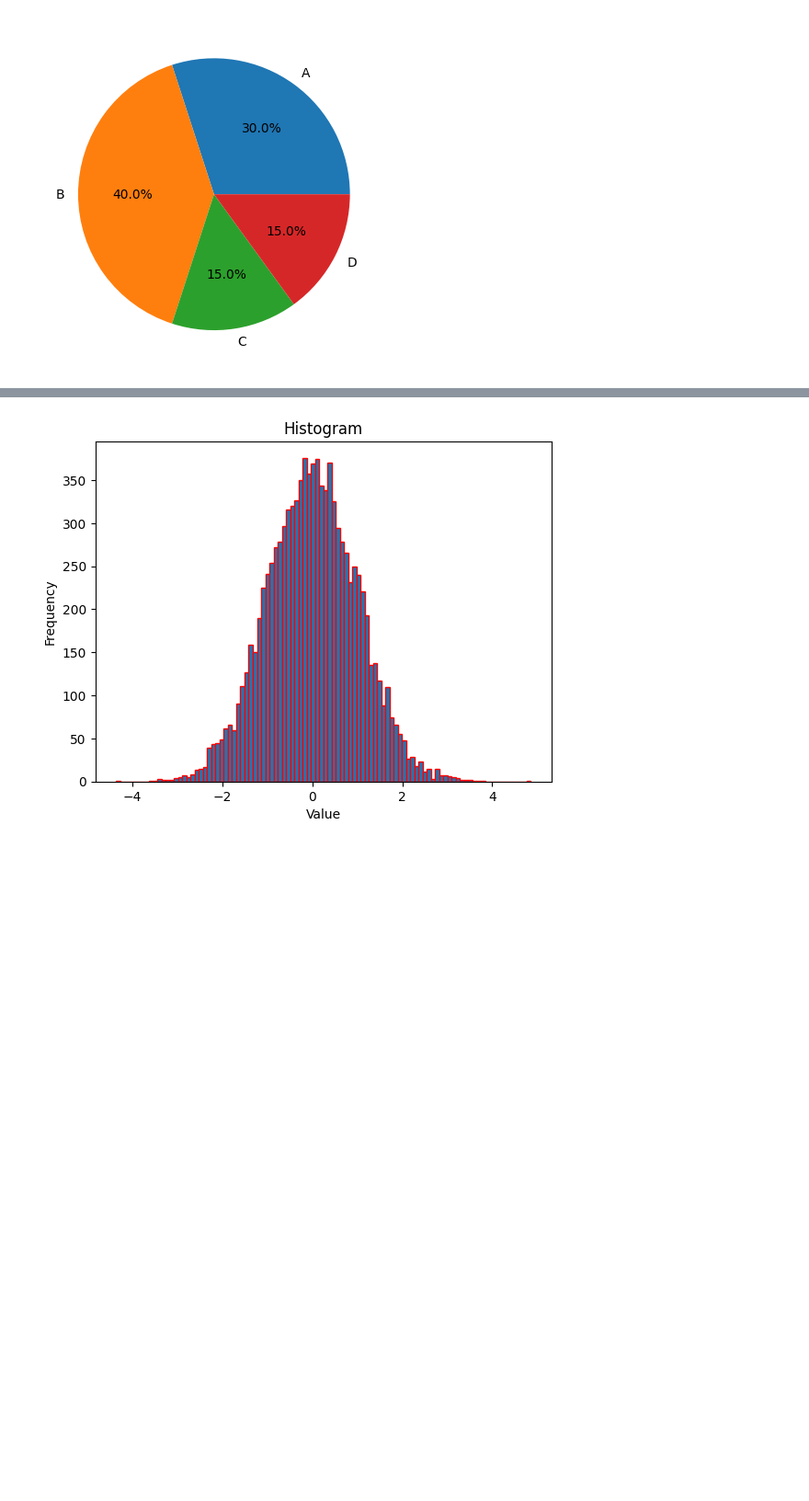
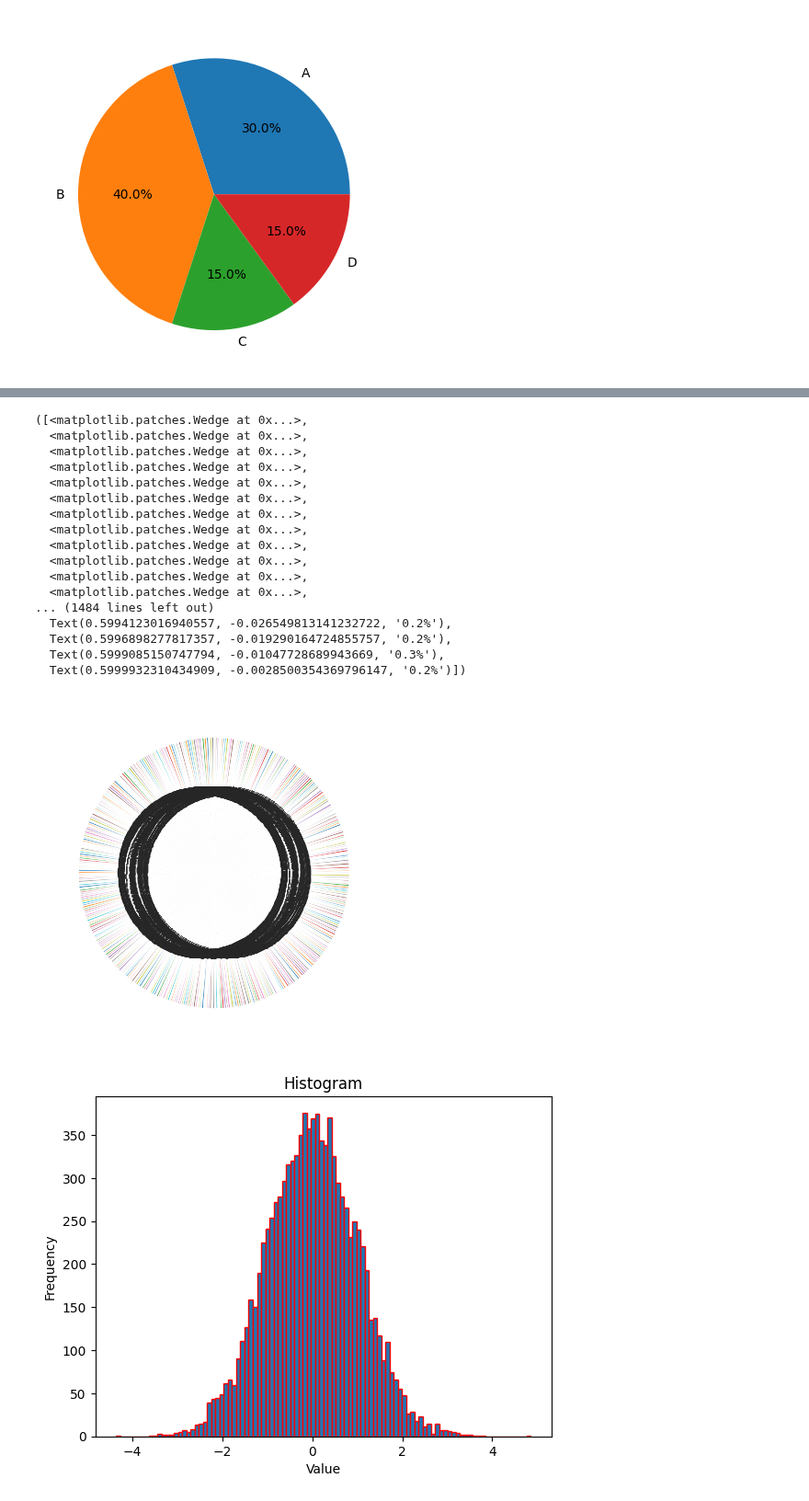
Before and after one commit to HammadAli08/Python-Toolbox, a Jupyter notebook: Visualization.ipynb, the cells around one changed output, grey strips where cells are left out. Shown at 92% size. Drawn from its saved outputs; the diff is of its cells as text; code cells hidden in the pictures; blank space fills up the shorter version.

```diff
--- a/Visualization.ipynb
+++ b/Visualization.ipynb
@@ -10,6 +10,8 @@ c=[10,11,5,10]
 num1=list(np.array([12,14,19,23,29,45,39]))
 num2=list(np.array([45,65,23,43,12,23,45]))
 no=list(np.array([1,2,9,7,5,6,10]))
+data=pd.read_csv('Students.csv'
+                 )
 # %%
 plt.bar(a,b,color='b',width=0.4,linestyle='-',linewidth=2,edgecolor='k',alpha=0.7,label='Bar chart Label')
 plt.bar(a,c,color='g',width=0.4,linestyle='-',linewidth=2,edgecolor='k',alpha=0.7,label='Bar chart Label 2')
@@ -66,3 +111,24 @@ plt.show
+# %%
+plt.pie(data['CGPA (out of 4.00)'],autopct='%1.1f%%')
+# %% [output]
+([<matplotlib.patches.Wedge at 0x...>,
+  <matplotlib.patches.Wedge at 0x...>,
+  <matplotlib.patches.Wedge at 0x...>,
+  <matplotlib.patches.Wedge at 0x...>,
+  <matplotlib.patches.Wedge at 0x...>,
+  <matplotlib.patches.Wedge at 0x...>,
+  <matplotlib.patches.Wedge at 0x...>,
+  <matplotlib.patches.Wedge at 0x...>,
+  <matplotlib.patches.Wedge at 0x...>,
+  <matplotlib.patches.Wedge at 0x...>,
+  <matplotlib.patches.Wedge at 0x...>,
+  <matplotlib.patches.Wedge at 0x...>,
+... (1484 lines left out)
+  Text(0.5994123016940557, -0.026549813141232722, '0.2%'),
+  Text(0.5996898277817357, -0.019290164724855757, '0.2%'),
+  Text(0.5999085150747794, -0.01047728689943669, '0.3%'),
+  Text(0.5999932310434909, -0.0028500354369796147, '0.2%')])
+[figure, added]
 # %%
 data=np.random.randn(10000)
 plt.hist(data,bins=100,edgecolor="red")
```
Also changed, not shown: parts of 3 cells of this notebook, 5 other files.
